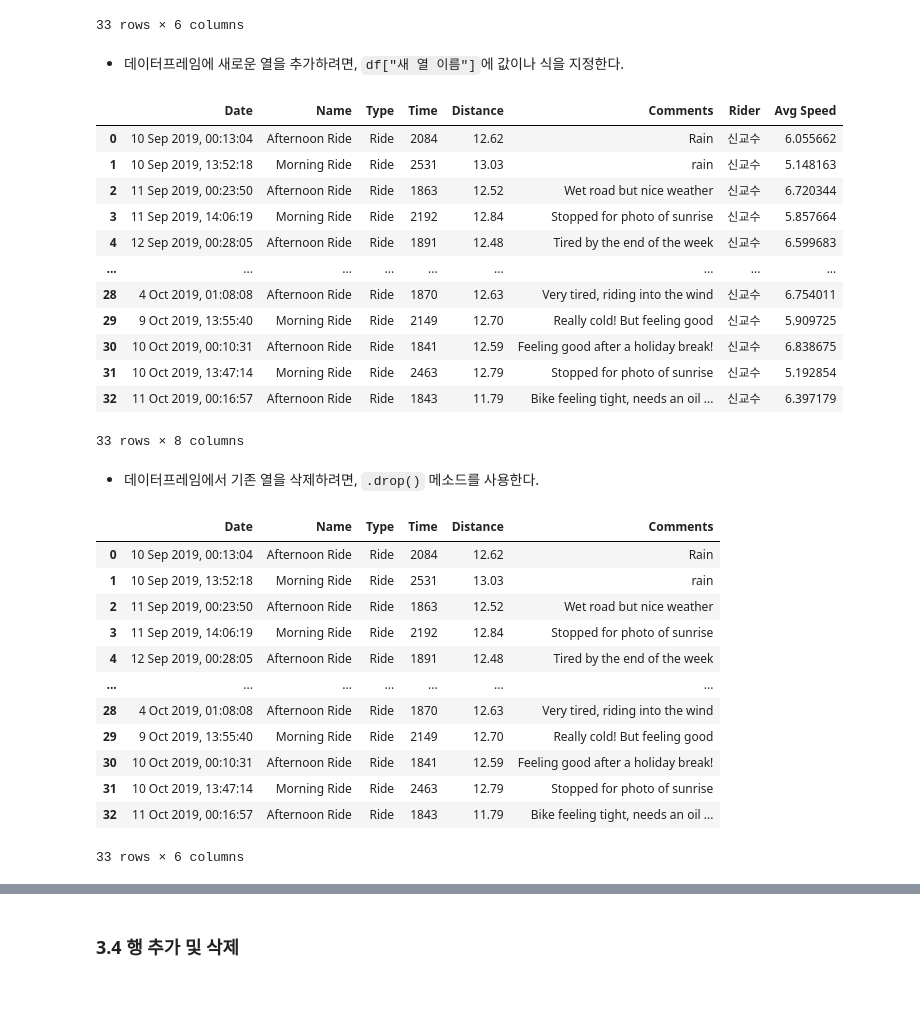
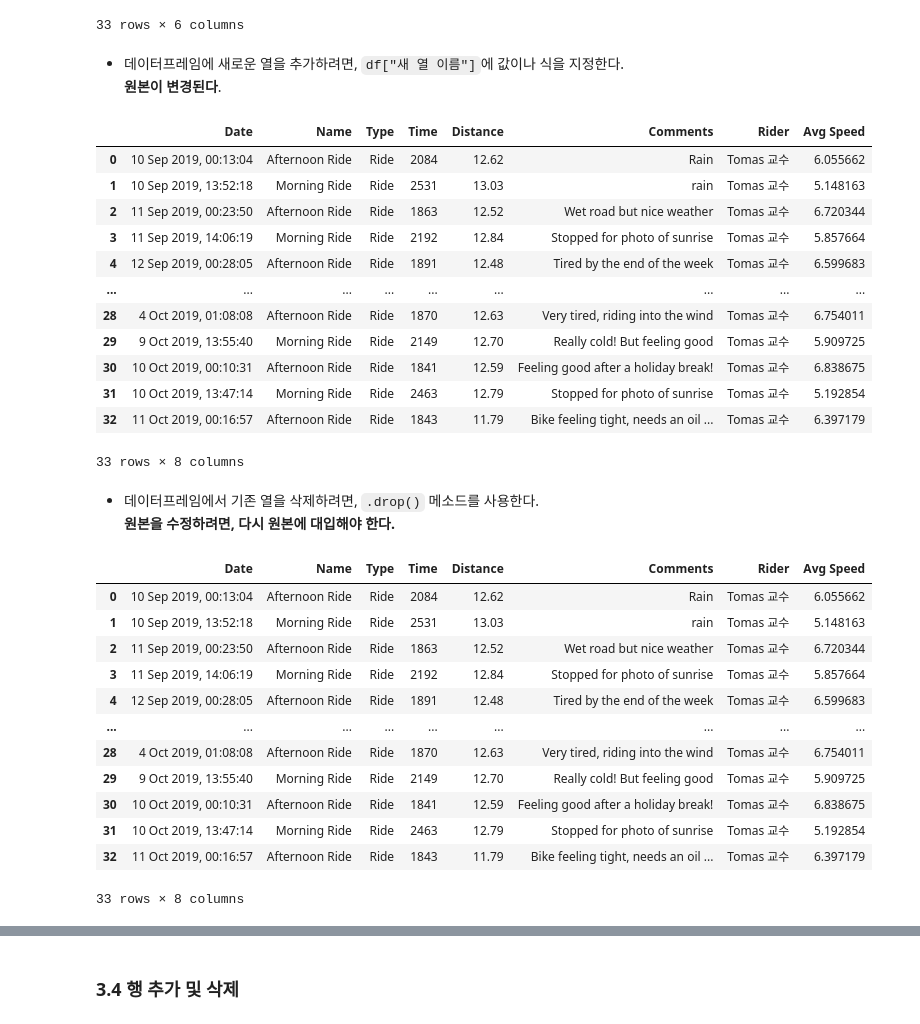
Before and after one commit to logistex/vd21, a Jupyter notebook: nt05_wrangling_basics/wrangling-basics.ipynb, the cells around one changed output, grey strips where cells are left out. Saved outputs shown, nothing was run; the diff lists cells and outputs as text; code cells hidden in the pictures; blank space fills up the shorter version.

```diff
--- a/nt05_wrangling_basics/wrangling-basics.ipynb
+++ b/nt05_wrangling_basics/wrangling-basics.ipynb
@@ -529,40 +626,42 @@ df
 33 rows × 6 columns
 # %% [markdown]
 - 데이터프레임에 새로운 열을 추가하려면, `df["새 열 이름"]`에 값이나 식을 지정한다.
+  **원본이 변경된다**.
 # %%
-df['Rider'] = '신교수'
-df['Avg Speed'] = df['Distance'] * 1000 / df['Time']  # avg. speed in m/s
-df
+df['Rider'] = 'Tomas 교수'                            # 스칼라 값을 대입하면 모든 행이 동일한 값으로 지정됨
+df['Avg Speed'] = df['Distance'] * 1000 / df['Time']  # 평균 속도 = 거리/시간 [m/s]
+df                                                    # 원본이 수정됨
 # %% [output]
 |  | Date | Name | Type | Time | Distance | Comments | Rider | Avg Speed |
-| 0 | 10 Sep 2019, 00:13:04 | Afternoon Ride | Ride | 2084 | 12.62 | Rain | 신교수 | 6.055662 |
-| 1 | 10 Sep 2019, 13:52:18 | Morning Ride | Ride | 2531 | 13.03 | rain | 신교수 | 5.148163 |
-| 2 | 11 Sep 2019, 00:23:50 | Afternoon Ride | Ride | 1863 | 12.52 | Wet road but nice weather | 신교수 | 6.720344 |
-| 3 | 11 Sep 2019, 14:06:19 | Morning Ride | Ride | 2192 | 12.84 | Stopped for photo of sunrise | 신교수 | 5.857664 |
-| 4 | 12 Sep 2019, 00:28:05 | Afternoon Ride | Ride | 1891 | 12.48 | Tired by the end of the week | 신교수 | 6.599683 |
+| 0 | 10 Sep 2019, 00:13:04 | Afternoon Ride | Ride | 2084 | 12.62 | Rain | Tomas 교수 | 6.055662 |
+| 1 | 10 Sep 2019, 13:52:18 | Morning Ride | Ride | 2531 | 13.03 | rain | Tomas 교수 | 5.148163 |
+| 2 | 11 Sep 2019, 00:23:50 | Afternoon Ride | Ride | 1863 | 12.52 | Wet road but nice weather | Tomas 교수 | 6.720344 |
+| 3 | 11 Sep 2019, 14:06:19 | Morning Ride | Ride | 2192 | 12.84 | Stopped for photo of sunrise | Tomas 교수 | 5.857664 |
+| 4 | 12 Sep 2019, 00:28:05 | Afternoon Ride | Ride | 1891 | 12.48 | Tired by the end of the week | Tomas 교수 | 6.599683 |
 | ... | ... | ... | ... | ... | ... | ... | ... | ... |
-| 28 | 4 Oct 2019, 01:08:08 | Afternoon Ride | Ride | 1870 | 12.63 | Very tired, riding into the wind | 신교수 | 6.754011 |
-| 29 | 9 Oct 2019, 13:55:40 | Morning Ride | Ride | 2149 | 12.70 | Really cold! But feeling good | 신교수 | 5.909725 |
-| 30 | 10 Oct 2019, 00:10:31 | Afternoon Ride | Ride | 1841 | 12.59 | Feeling good after a holiday break! | 신교수 | 6.838675 |
-| 31 | 10 Oct 2019, 13:47:14 | Morning Ride | Ride | 2463 | 12.79 | Stopped for photo of sunrise | 신교수 | 5.192854 |
-| 32 | 11 Oct 2019, 00:16:57 | Afternoon Ride | Ride | 1843 | 11.79 | Bike feeling tight, needs an oil ... | 신교수 | 6.397179 |
+| 28 | 4 Oct 2019, 01:08:08 | Afternoon Ride | Ride | 1870 | 12.63 | Very tired, riding into the wind | Tomas 교수 | 6.754011 |
+| 29 | 9 Oct 2019, 13:55:40 | Morning Ride | Ride | 2149 | 12.70 | Really cold! But feeling good | Tomas 교수 | 5.909725 |
+| 30 | 10 Oct 2019, 00:10:31 | Afternoon Ride | Ride | 1841 | 12.59 | Feeling good after a holiday break! | Tomas 교수 | 6.838675 |
+| 31 | 10 Oct 2019, 13:47:14 | Morning Ride | Ride | 2463 | 12.79 | Stopped for photo of sunrise | Tomas 교수 | 5.192854 |
+| 32 | 11 Oct 2019, 00:16:57 | Afternoon Ride | Ride | 1843 | 11.79 | Bike feeling tight, needs an oil ... | Tomas 교수 | 6.397179 |
 33 rows × 8 columns
 # %% [markdown]
 - 데이터프레임에서 기존 열을 삭제하려면, `.drop()` 메소드를 사용한다.
+  **원본을 수정하려면, 다시 원본에 대입해야 한다.**
 # %%
-df = df.drop(columns=['Rider', 'Avg Speed'])
-df
+df.drop(columns=['Rider', 'Avg Speed'])  # columns 인수를 통해 열 삭제를 지시
+df                                       # 원본 불변
 # %% [output]
-|  | Date | Name | Type | Time | Distance | Comments |
-| 0 | 10 Sep 2019, 00:13:04 | Afternoon Ride | Ride | 2084 | 12.62 | Rain |
-| 1 | 10 Sep 2019, 13:52:18 | Morning Ride | Ride | 2531 | 13.03 | rain |
-| 2 | 11 Sep 2019, 00:23:50 | Afternoon Ride | Ride | 1863 | 12.52 | Wet road but nice weather |
-| 3 | 11 Sep 2019, 14:06:19 | Morning Ride | Ride | 2192 | 12.84 | Stopped for photo of sunrise |
-| 4 | 12 Sep 2019, 00:28:05 | Afternoon Ride | Ride | 1891 | 12.48 | Tired by the end of the week |
-| ... | ... | ... | ... | ... | ... | ... |
-| 28 | 4 Oct 2019, 01:08:08 | Afternoon Ride | Ride | 1870 | 12.63 | Very tired, riding into the wind |
-| 29 | 9 Oct 2019, 13:55:40 | Morning Ride | Ride | 2149 | 12.70 | Really cold! But feeling good |
-| 30 | 10 Oct 2019, 00:10:31 | Afternoon Ride | Ride | 1841 | 12.59 | Feeling good after a holiday break! |
-| 31 | 10 Oct 2019, 13:47:14 | Morning Ride | Ride | 2463 | 12.79 | Stopped for photo of sunrise |
-| 32 | 11 Oct 2019, 00:16:57 | Afternoon Ride | Ride | 1843 | 11.79 | Bike feeling tight, needs an oil ... |
+|  | Date | Name | Type | Time | Distance | Comments | Rider | Avg Speed |
+| 0 | 10 Sep 2019, 00:13:04 | Afternoon Ride | Ride | 2084 | 12.62 | Rain | Tomas 교수 | 6.055662 |
+| 1 | 10 Sep 2019, 13:52:18 | Morning Ride | Ride | 2531 | 13.03 | rain | Tomas 교수 | 5.148163 |
+| 2 | 11 Sep 2019, 00:23:50 | Afternoon Ride | Ride | 1863 | 12.52 | Wet road but nice weather | Tomas 교수 | 6.720344 |
+| 3 | 11 Sep 2019, 14:06:19 | Morning Ride | Ride | 2192 | 12.84 | Stopped for photo of sunrise | Tomas 교수 | 5.857664 |
+| 4 | 12 Sep 2019, 00:28:05 | Afternoon Ride | Ride | 1891 | 12.48 | Tired by the end of the week | Tomas 교수 | 6.599683 |
+| ... | ... | ... | ... | ... | ... | ... | ... | ... |
+| 28 | 4 Oct 2019, 01:08:08 | Afternoon Ride | Ride | 1870 | 12.63 | Very tired, riding into the wind | Tomas 교수 | 6.754011 |
+| 29 | 9 Oct 2019, 13:55:40 | Morning Ride | Ride | 2149 | 12.70 | Really cold! But feeling good | Tomas 교수 | 5.909725 |
+| 30 | 10 Oct 2019, 00:10:31 | Afternoon Ride | Ride | 1841 | 12.59 | Feeling good after a holiday break! | Tomas 교수 | 6.838675 |
+| 31 | 10 Oct 2019, 13:47:14 | Morning Ride | Ride | 2463 | 12.79 | Stopped for photo of sunrise | Tomas 교수 | 5.192854 |
+| 32 | 11 Oct 2019, 00:16:57 | Afternoon Ride | Ride | 1843 | 11.79 | Bike feeling tight, needs an oil ... | Tomas 교수 | 6.397179 |
-33 rows × 6 columns
+33 rows × 8 columns
```
Also changed, not shown: parts of 112 cells of this notebook, 1 other file.
